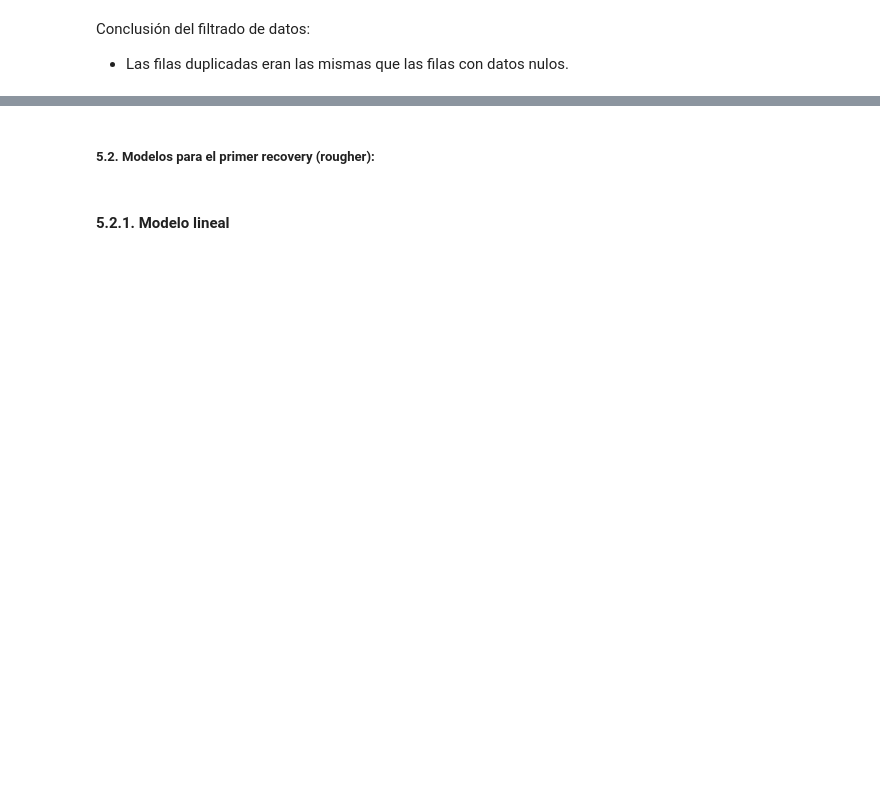
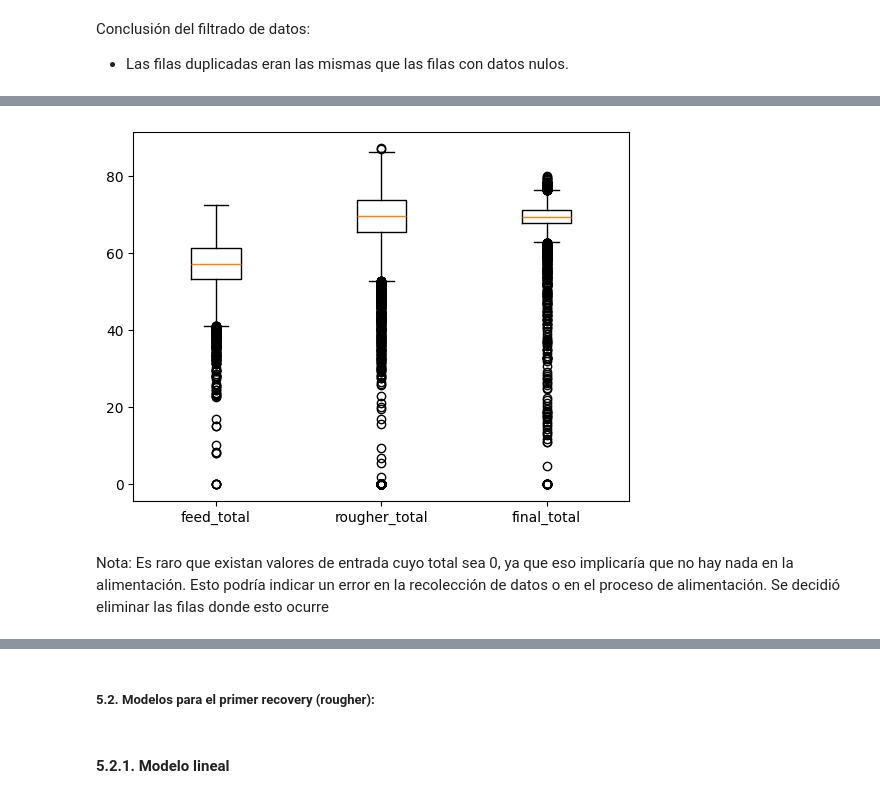
Before and after one commit to Fernandojbf123/proceso_de_extraccion_de_oro, a Jupyter notebook: main.ipynb, the cells around one changed output, grey strips where cells are left out. Drawn from its saved outputs; the diff is of its cells as text; code cells hidden in the pictures; blank space fills up the shorter version.

```diff
--- a/main.ipynb
+++ b/main.ipynb
@@ -302,0 +377,29 @@ Name: final.output.recovery, dtype: float64
+# %%
+training_data["feed_total"] = (
+    training_data["rougher.input.feed_au"]
+    + training_data["rougher.input.feed_ag"]
+    + training_data["rougher.input.feed_pb"]
+    + training_data["rougher.input.feed_sol"]
+)
+
+training_data["rougher_total"] = (
+    training_data["rougher.output.concentrate_au"]
+    + training_data["rougher.output.concentrate_ag"]
+    + training_data["rougher.output.concentrate_pb"]
+    + training_data["rougher.output.concentrate_sol"]
+)
+
+training_data["final_total"] = (
+    training_data["final.output.concentrate_au"]
+    + training_data["final.output.concentrate_ag"]
+    + training_data["final.output.concentrate_pb"]
+    + training_data["final.output.concentrate_sol"]
+)
+# %%
+figure = plt.figure()
+plt.boxplot(x=[training_data["feed_total"], training_data["rougher_total"], training_data["final_total"]], tick_labels=["feed_total", "rougher_total", "final_total"])
+plt.show();
+# %% [output]
+[figure, added]
+# %% [markdown]
+Nota: Es raro que existan valores de entrada cuyo total sea 0, ya que eso implicaría que no hay nada en la alimentación. Esto podría indicar un error en la recolección de datos o en el proceso de alimentación. Se decidió eliminar las filas donde esto ocurre
```
Also changed, not shown: parts of 67 cells of this notebook.
